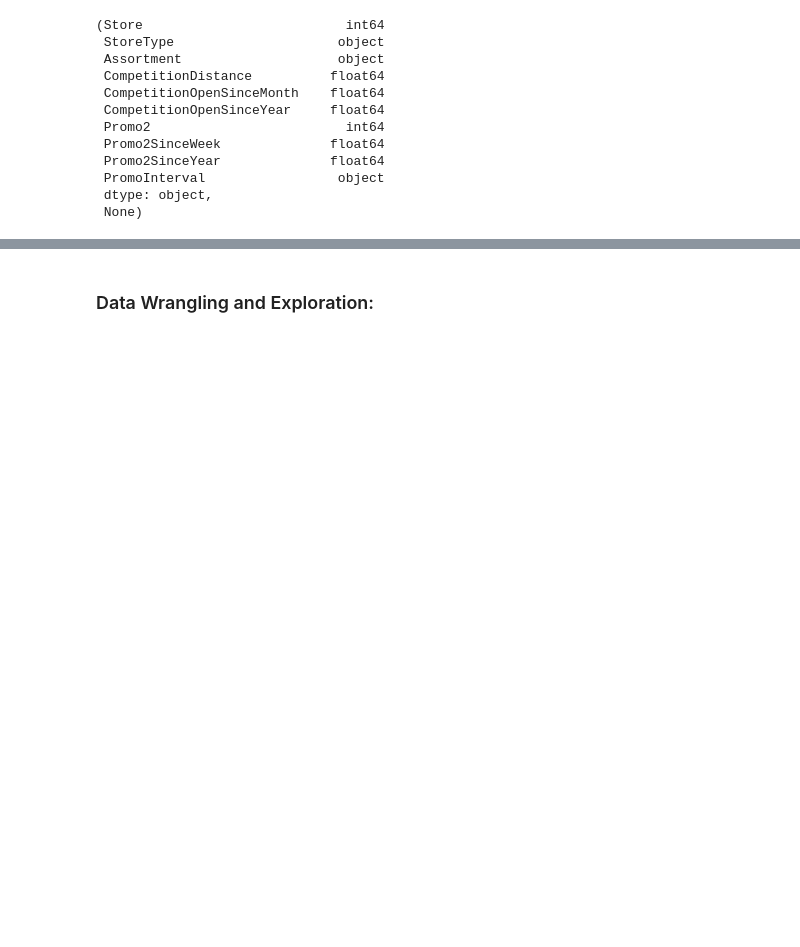
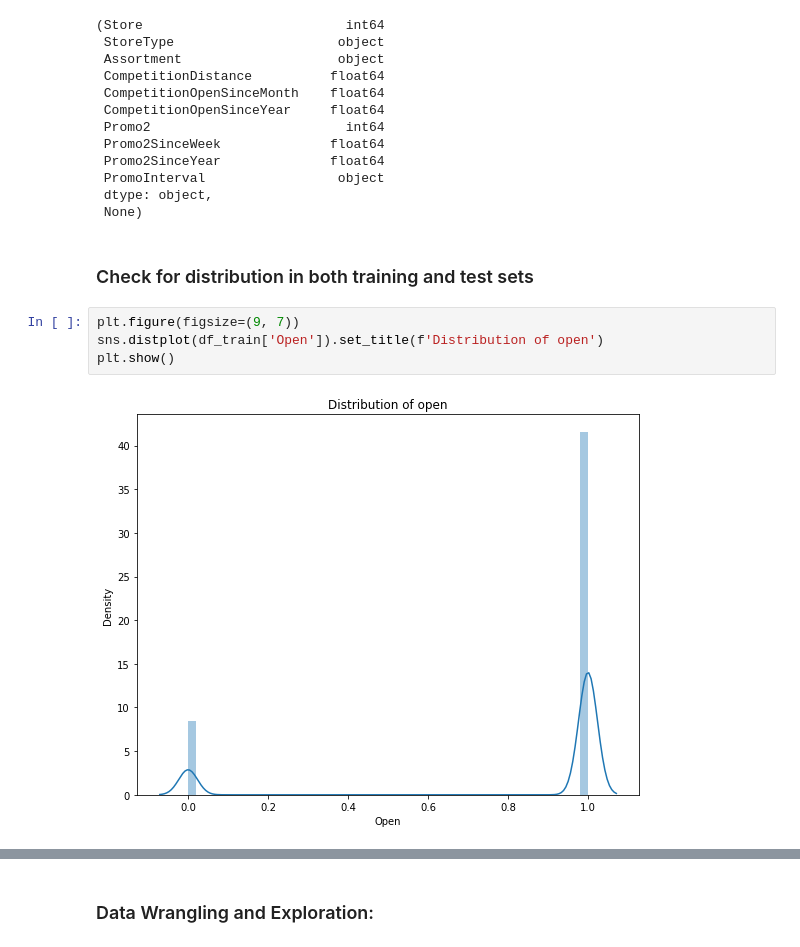
Before and after one commit to bereketkibru/Pharmaceutical-Sales-Prediction, a Jupyter notebook: notebooks/Exploration.ipynb, the cells around one changed output, grey strips where cells are left out. Cells and saved outputs as stored; diff of their text form; blank space fills up the shorter version.

```diff
--- a/notebooks/Exploration.ipynb
+++ b/notebooks/Exploration.ipynb
@@ -145,3 +145,11 @@ The Store dataset has 1115 Rows and 10 Variables
  PromoInterval                 object
  dtype: object,
  None)
+# %% [markdown]
+### Check for distribution in both training and test sets
+# %%
+plt.figure(figsize=(9, 7))
+sns.distplot(df_train['Open']).set_title(f'Distribution of open')
+plt.show()
+# %% [output]
+[figure, added]
```
Also changed, not shown: parts of 34 cells of this notebook, 27 other files.
